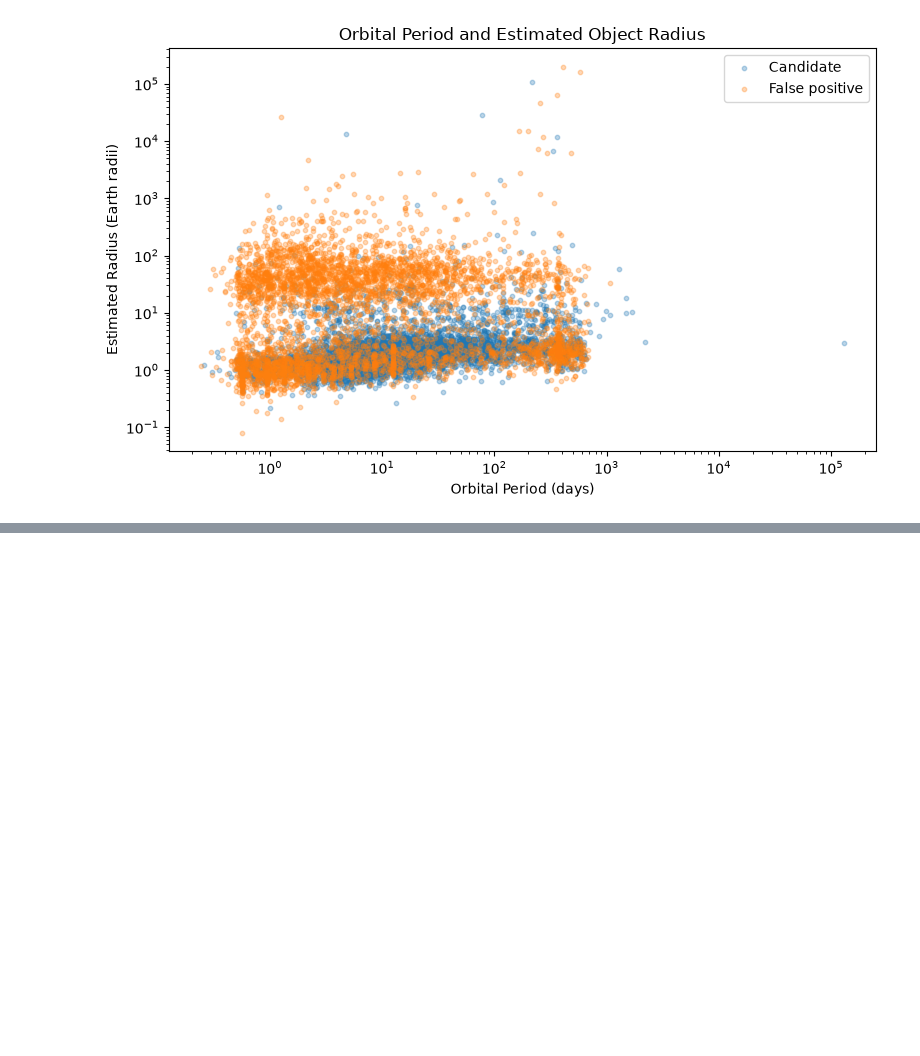
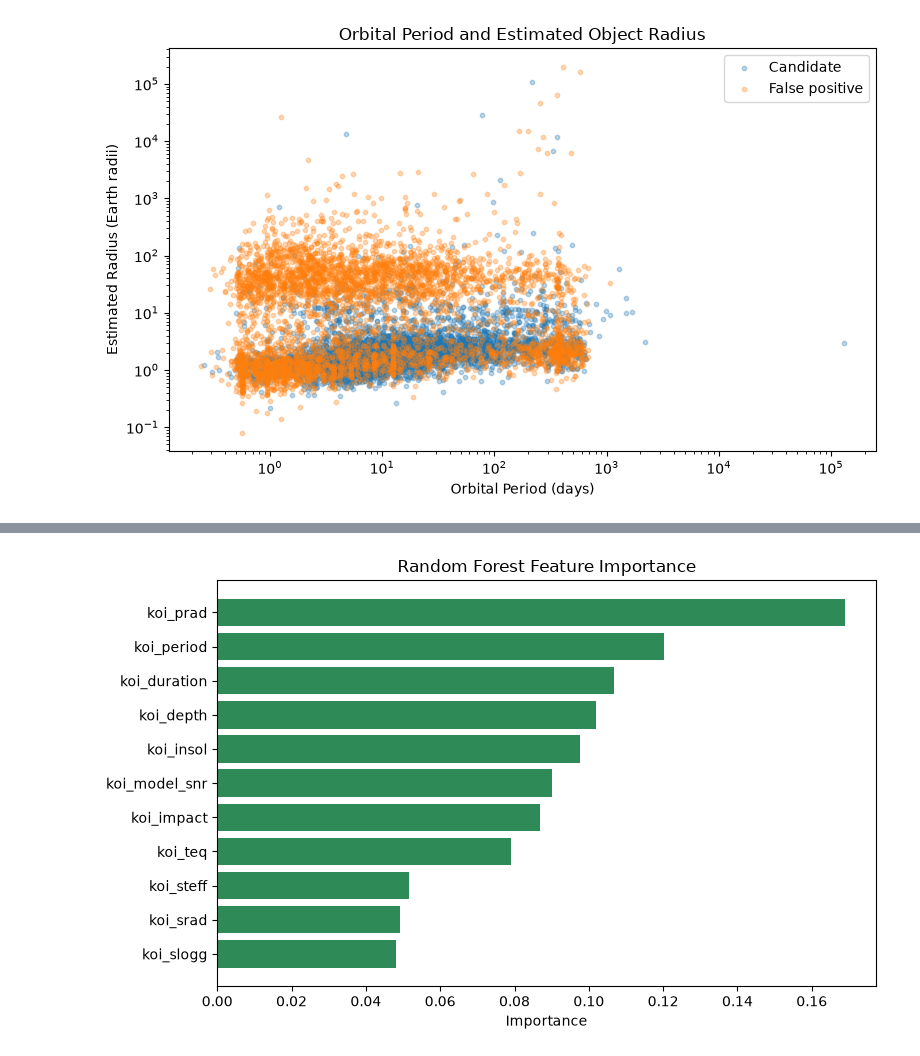
Before and after one commit to adritanotadorito/nasa-koi-ml, a Jupyter notebook: main.ipynb, the cells around one changed output, grey strips where cells are left out. Saved outputs shown, nothing was run; the diff lists cells and outputs as text; code cells hidden in the pictures; blank space fills up the shorter version.

```diff
--- a/main.ipynb
+++ b/main.ipynb
@@ -114,0 +145,6 @@ plt.show()
+# %%
+X_train = X.iloc[train_indices]
+y_train = y.iloc[train_indices]
+X_temporary = X.iloc[temporary_indices]
+y_temporary = y.iloc[temporary_indices]
+temporary_groups = groups.iloc[temporary_indices]
@@ -114,0 +178,6 @@ plt.show()
+# %%
+logistic_model = Pipeline([("imputer",SimpleImputer(strategy="median")),("scaler",StandardScaler()),
+    ("classifier",LogisticRegression(max_iter=2000, random_state=42))])
+logistic_model.fit(X_train, y_train)
+logistic_train_predictions = logistic_model.predict(X_train)
+logistic_validation_predictions = logistic_model.predict(X_validation)
@@ -114,0 +288,5 @@ plt.show()
+# %%
+forest_classifier = random_forest_model.named_steps["classifier"]
+feature_importance = pd.DataFrame({"Feature": features,"Importance": forest_classifier.feature_importances_})
+feature_importance = feature_importance.sort_values("Importance",ascending=False)
+feature_importance
@@ -114,0 +306,10 @@ plt.show()
+# %%
+plt.figure(figsize=(8, 5))
+plt.barh(feature_importance["Feature"],feature_importance["Importance"],color="seagreen")
+plt.gca().invert_yaxis()
+plt.title("Random Forest Feature Importance")
+plt.xlabel("Importance")
+plt.tight_layout()
+plt.show()
+# %% [output]
+[figure, added]
```
Also changed, not shown: parts of 17 cells of this notebook.
